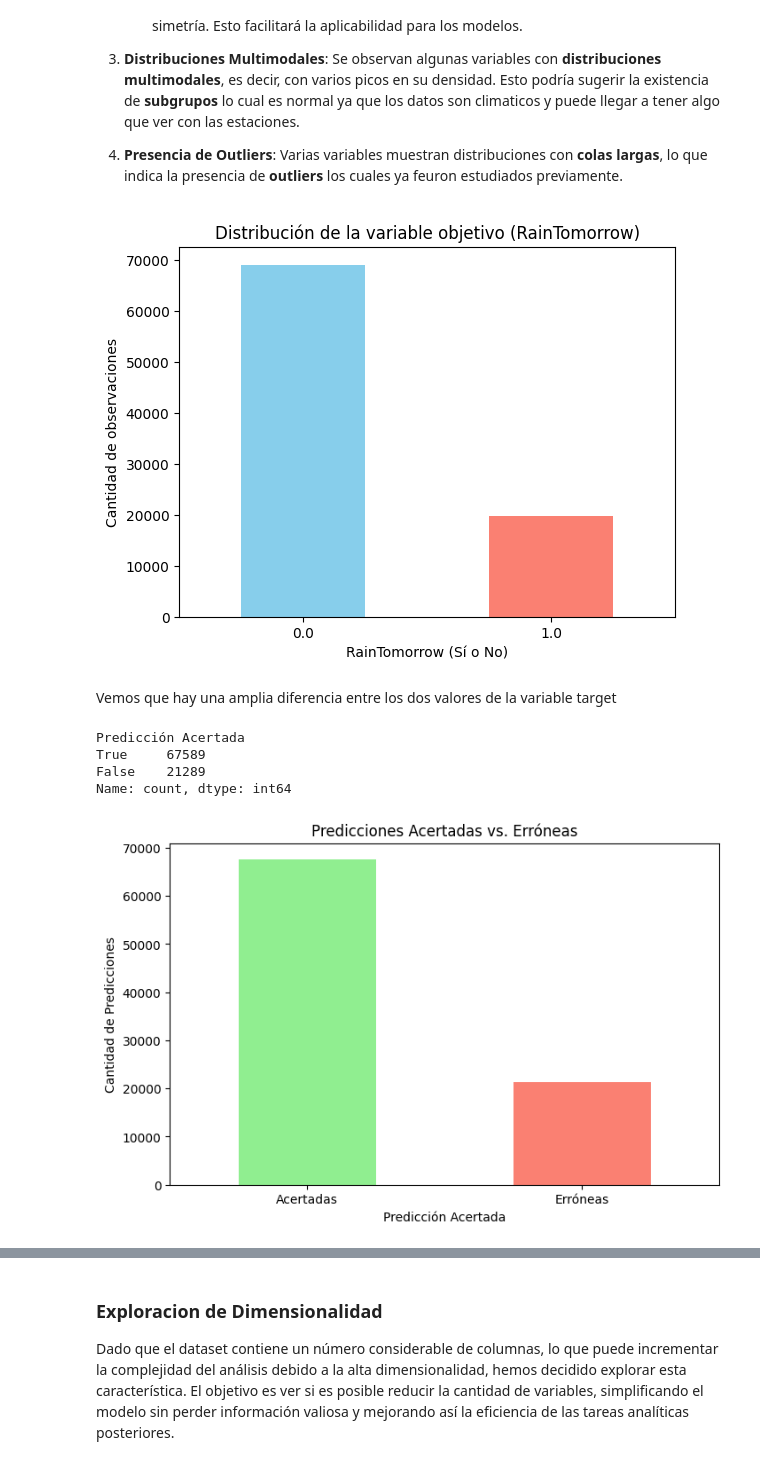
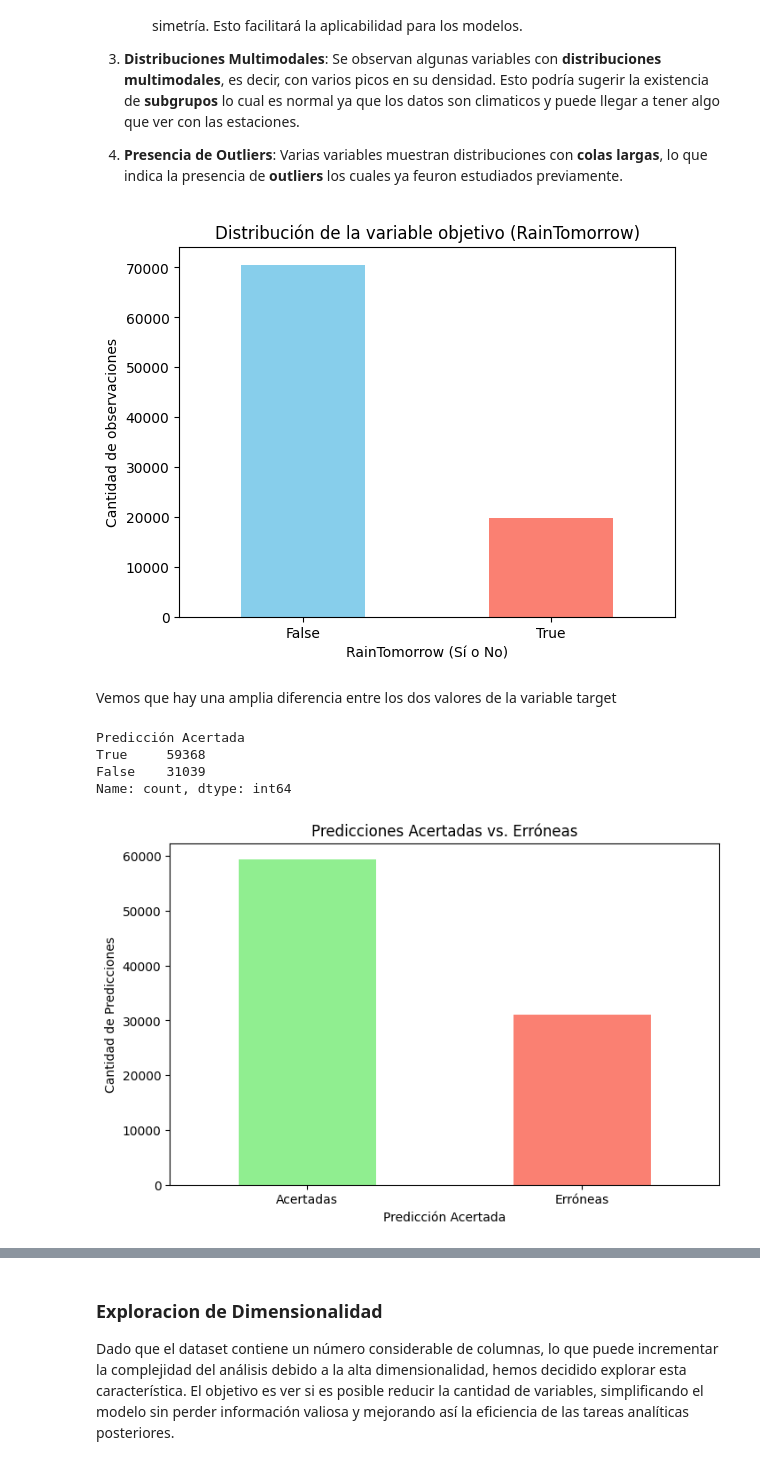
Before and after one commit to FrancoCalcia/AA1-TUIA-Calcia-Avecilla-TP2, a Jupyter notebook: TP-clasificacion-AA1.ipynb, the cells around one changed output, grey strips where cells are left out. Drawn from its saved outputs; the diff is of its cells as text; code cells hidden in the pictures.

```diff
--- a/TP-clasificacion-AA1.ipynb
+++ b/TP-clasificacion-AA1.ipynb
@@ -101,8 +101,9 @@ Notamos que tenemos que cambiar el tipo de ciertas columnas
 df_clima['Date'] = pd.to_datetime(df_clima['Date'])
 df_clima = df_clima.sort_values(by='Date', ascending=True)
 
-df_clima['RainToday'] = df_clima['RainToday'].map({'No': 0, 'Yes': 1})
-df_clima['RainTomorrow'] = df_clima['RainTomorrow'].map({'No': 0, 'Yes': 1})
+df_clima = pd.get_dummies(df_clima, columns=['RainToday', 'RainTomorrow'], drop_first=True)
+# Renombrar las columnas
+df_clima = df_clima.rename(columns={'RainToday_Yes': 'RainToday', 'RainTomorrow_Yes': 'RainTomorrow'})
 # %% [markdown]
 Nos encontramos con otras columnas de tipo object y vamos a verificarlas antes de transformarlas
 # %%
@@ -462,32 +461,37 @@ plt.ylabel('Cantidad de observaciones')
 plt.xticks(rotation=0)
 plt.show()
 # %% [output]
-[figure, old version]
+[figure, new version]
 # %% [markdown]
 Vemos que hay una amplia diferencia entre los dos valores de la variable target
 # %%
+# Crear una copia de las columnas relevantes
+df_aciertos = df_entrenamiento[['RainToday', 'RainTomorrow']].copy()
 
-df_aciertos = df_entrenamiento[['RainToday', 'RainTomorrow']].copy()
-df_aciertos['Predicción Acertada'] = df_aciertos['RainToday'] == df_aciertos['RainTomorrow']
+# Comparar RainToday de la fila actual con RainTomorrow de la fila anterior
+# shift() mueve la columna RainTomorrow una fila hacia abajo
+df_aciertos['Predicción Acertada'] = df_aciertos['RainToday'] == df_aciertos['RainTomorrow'].shift(1)
 
-accurate_predictions = df_aciertos['Predicción Acertada'].value_counts()
-print(accurate_predictions)
-
+# Contar las predicciones acertadas y erróneas
 conteo_aciertos = df_aciertos['Predicción Acertada'].value_counts()
 
+# Mostrar conteo de aciertos
+print(conteo_aciertos)
+
+# Graficar los resultados
 plt.figure(figsize=(8, 5))
 conteo_aciertos.plot(kind='bar', color=['lightgreen', 'salmon'])
 
 plt.title('Predicciones Acertadas vs. Erróneas')
 plt.xlabel('Predicción Acertada')
 plt.ylabel('Cantidad de Predicciones')
 plt.xticks(ticks=[0, 1], labels=['Acertadas', 'Erróneas'], rotation=0)
 
 plt.show()
 # %% [output]
 Predicción Acertada
-True     67589
-False    21289
+True     59368
+False    31039
 Name: count, dtype: int64
-[figure, old version]
+[figure, new version]
 # %% [markdown]
```
Also changed, not shown: parts of 12 cells of this notebook.
